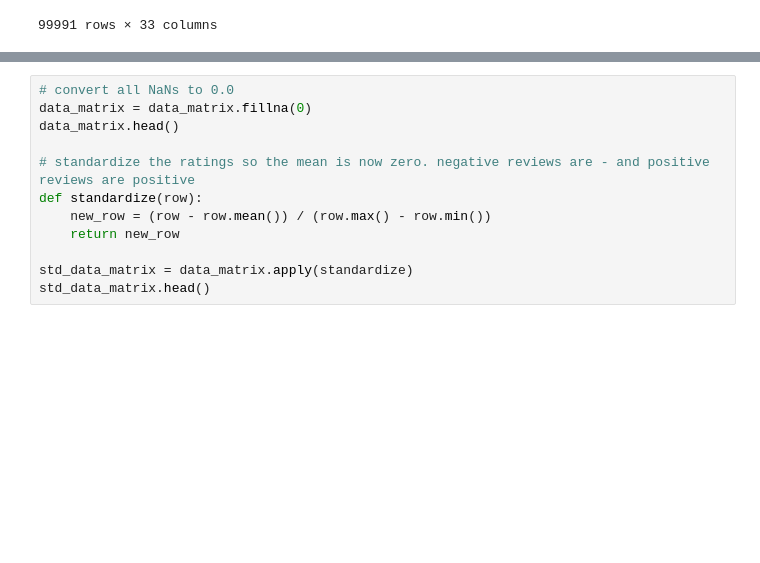
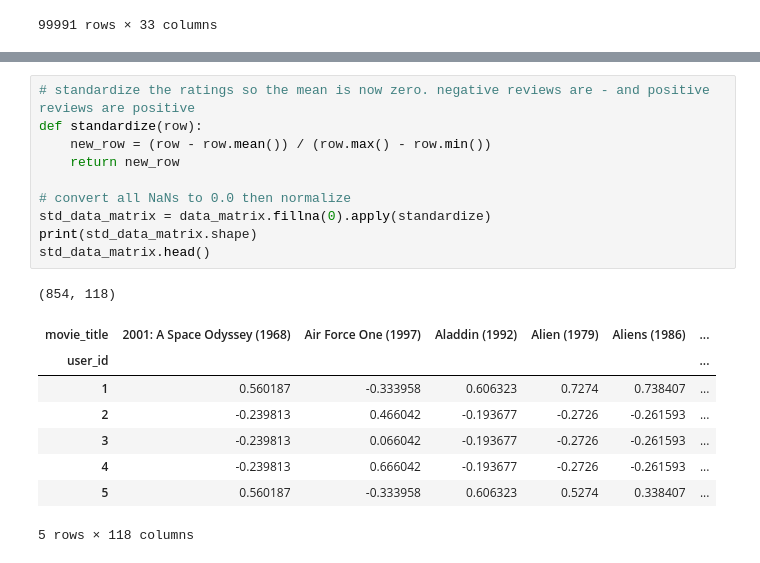
Before and after one commit to benhowell71/SDS-group-repo, a Jupyter notebook: final_project/Kmeans_Analysis.ipynb, the cells around one changed output, grey strips where cells are left out. Cells and saved outputs as stored; diff of their text form; blank space fills up the shorter version.

```diff
--- a/final_project/Kmeans_Analysis.ipynb
+++ b/final_project/Kmeans_Analysis.ipynb
@@ -103,14 +104,22 @@ data_matrix.head()
 # %%
-# convert all NaNs to 0.0
-data_matrix = data_matrix.fillna(0)
-data_matrix.head()
-
 # standardize the ratings so the mean is now zero. negative reviews are - and positive reviews are positive
 def standardize(row):
     new_row = (row - row.mean()) / (row.max() - row.min())
     return new_row
 
-std_data_matrix = data_matrix.apply(standardize)
+# convert all NaNs to 0.0 then normalize
+std_data_matrix = data_matrix.fillna(0).apply(standardize)
+print(std_data_matrix.shape)
 std_data_matrix.head()
+# %% [output]
+(854, 118)
+| movie_title | 2001: A Space Odyssey (1968) | Air Force One (1997) | Aladdin (1992) | Alien (1979) | Aliens (1986) | ... |
+| user_id |  |  |  |  |  | ... |
+| 1 | 0.560187 | -0.333958 | 0.606323 | 0.7274 | 0.738407 | ... |
+| 2 | -0.239813 | 0.466042 | -0.193677 | -0.2726 | -0.261593 | ... |
+| 3 | -0.239813 | 0.066042 | -0.193677 | -0.2726 | -0.261593 | ... |
+| 4 | -0.239813 | 0.666042 | -0.193677 | -0.2726 | -0.261593 | ... |
+| 5 | 0.560187 | -0.333958 | 0.606323 | 0.5274 | 0.338407 | ... |
+5 rows × 118 columns
 # %%
 ax = sns.heatmap(std_data_matrix, fmt="d", cmap="rocket_r")
```
Also changed, not shown: parts of 12 cells of this notebook, 1 other file.
